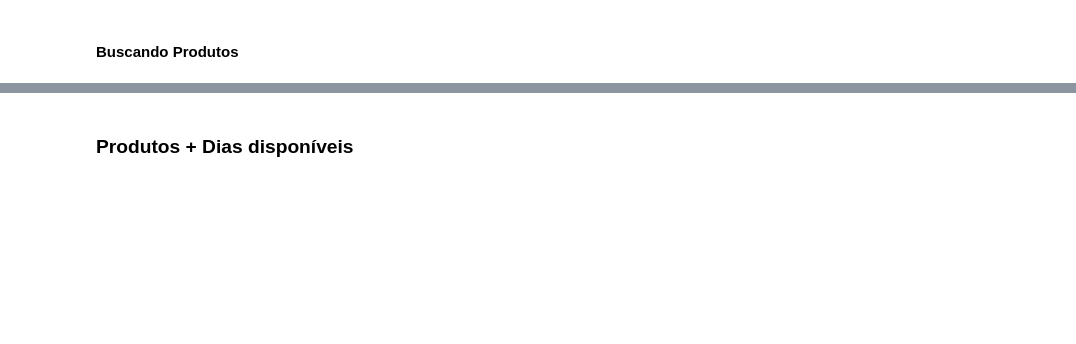
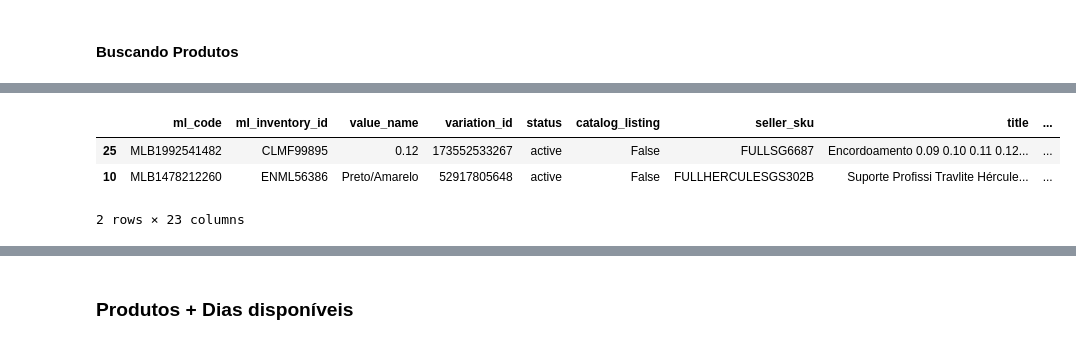
Before and after one commit to lpcoutinho/mcenter_streamlit, a Jupyter notebook: Notebooks/calculando_envio_fulfillment.ipynb, the cells around one changed output, grey strips where cells are left out. Saved outputs shown, nothing was run; the diff lists cells and outputs as text; code cells hidden in the pictures; blank space fills up the shorter version.

```diff
--- a/Notebooks/calculando_envio_fulfillment.ipynb
+++ b/Notebooks/calculando_envio_fulfillment.ipynb
@@ -787,0 +584,4 @@ df_codes.sample()
+# %%
+df_total_cat = df_total_cat.drop_duplicates(subset=["ml_inventory_id"])
+
+# df_total_cat[df_total_cat['ml_inventory_id']=='WTHI04163']
@@ -787,0 +595,8 @@ df_codes.sample()
+# %%
+df_combined = pd.merge(
+    df_total_not_cat,
+    df_total_cat[["ml_inventory_id", "total_sold_catalog"]],
+    on="ml_inventory_id",
+    how="left",
+)
+# df_combined.sample()
@@ -787,0 +630,8 @@ df_codes.sample()
+# %%
+df_have_itens = df[df["days_available"] > 0]
+df_have_itens.sample(2)
+# %% [output]
+|  | ml_code | ml_inventory_id | value_name | variation_id | status | catalog_listing | seller_sku | title | ... |
+| 25 | MLB1992541482 | CLMF99895 | 0.12 | 173552533267 | active | False | FULLSG6687 | Encordoamento 0.09 0.10 0.11 0.12... | ... |
+| 10 | MLB1478212260 | ENML56386 | Preto/Amarelo | 52917805648 | active | False | FULLHERCULESGS302B | Suporte Profissi Travlite Hércule... | ... |
+2 rows × 23 columns
```
Also changed, not shown: parts of 145 cells of this notebook, 7 other files.
